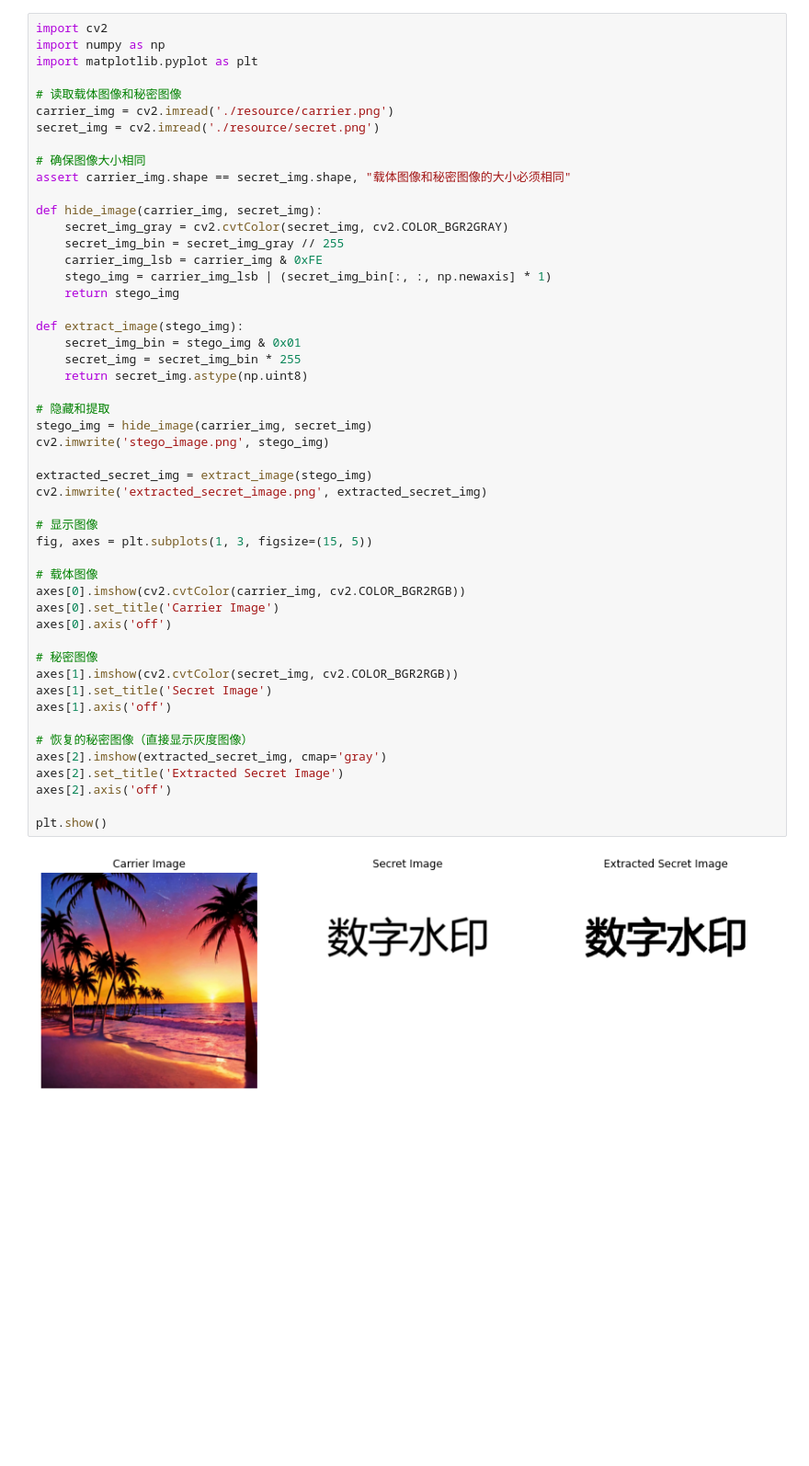
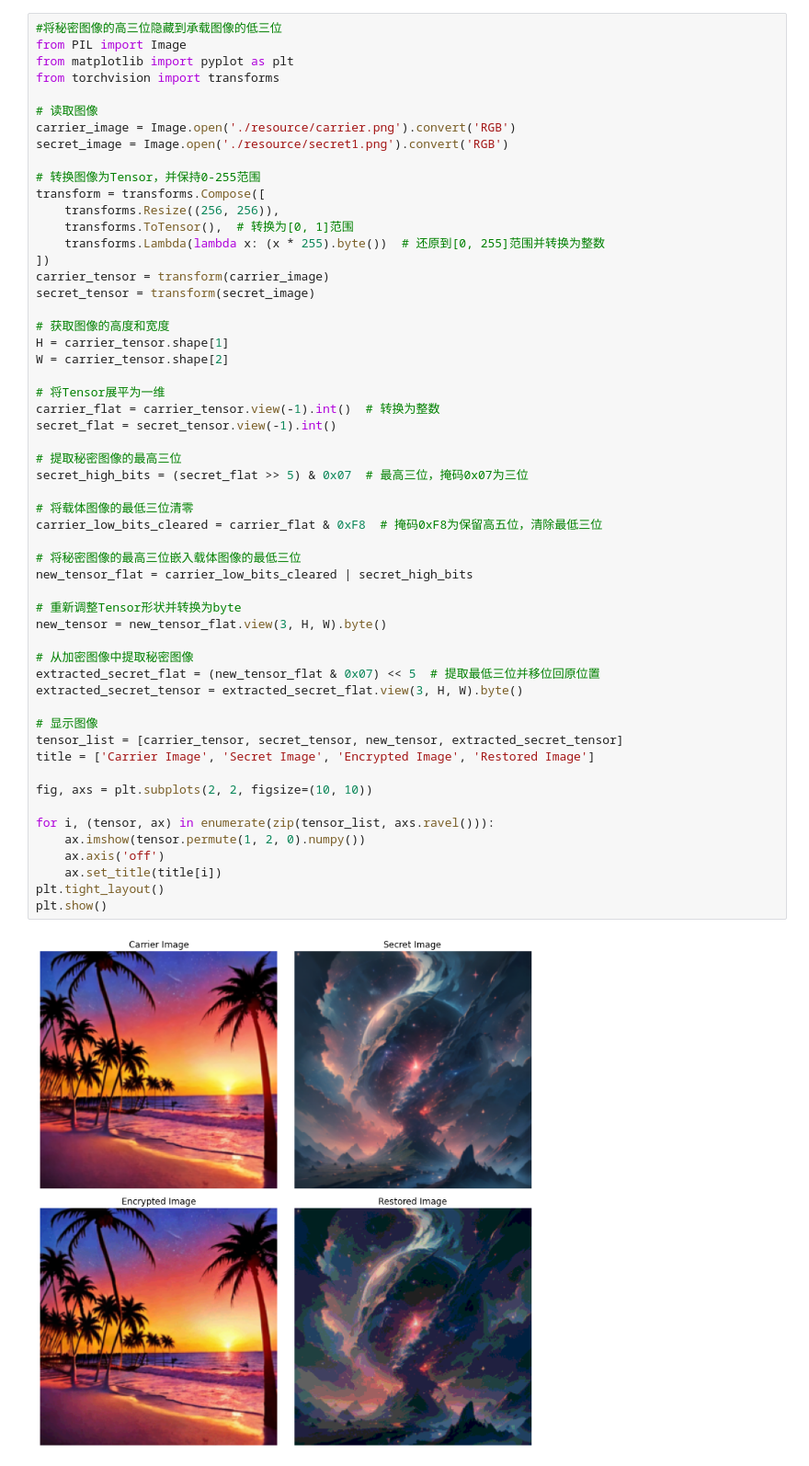
Before and after one commit to rongzi5/hw, a Jupyter notebook: week1/2-1补充.ipynb, the cells around one changed output. Shown at 92% size. Saved outputs shown, nothing was run; the diff lists cells and outputs as text; blank space fills up the shorter version.

```diff
--- a/week1/2-1补充.ipynb
+++ b/week1/2-1补充.ipynb
@@ -51,54 +52,59 @@ plt.show()
 # %% [output]
 [figure]
 # %%
-import cv2
-import numpy as np
-import matplotlib.pyplot as plt
+#将秘密图像的高三位隐藏到承载图像的低三位
+from PIL import Image
+from matplotlib import pyplot as plt
+from torchvision import transforms
 
-# 读取载体图像和秘密图像
-carrier_img = cv2.imread('./resource/carrier.png')
-secret_img = cv2.imread('./resource/secret.png')
+# 读取图像
+carrier_image = Image.open('./resource/carrier.png').convert('RGB')
+secret_image = Image.open('./resource/secret1.png').convert('RGB')
 
-# 确保图像大小相同
-assert carrier_img.shape == secret_img.shape, "载体图像和秘密图像的大小必须相同"
+# 转换图像为Tensor，并保持0-255范围
+transform = transforms.Compose([
+    transforms.Resize((256, 256)),
+    transforms.ToTensor(),  # 转换为[0, 1]范围
+    transforms.Lambda(lambda x: (x * 255).byte())  # 还原到[0, 255]范围并转换为整数
+])
+carrier_tensor = transform(carrier_image)
+secret_tensor = transform(secret_image)
 
-def hide_image(carrier_img, secret_img):
-    secret_img_gray = cv2.cvtColor(secret_img, cv2.COLOR_BGR2GRAY)
-    secret_img_bin = secret_img_gray // 255
-    carrier_img_lsb = carrier_img & 0xFE
-    stego_img = carrier_img_lsb | (secret_img_bin[:, :, np.newaxis] * 1)
-    return stego_img
+# 获取图像的高度和宽度
+H = carrier_tensor.shape[1]
+W = carrier_tensor.shape[2]
 
-def extract_image(stego_img):
-    secret_img_bin = stego_img & 0x01
-    secret_img = secret_img_bin * 255
-    return secret_img.astype(np.uint8)
+# 将Tensor展平为一维
+carrier_flat = carrier_tensor.view(-1).int()  # 转换为整数
+secret_flat = secret_tensor.view(-1).int()
 
-# 隐藏和提取
-stego_img = hide_image(carrier_img, secret_img)
-cv2.imwrite('stego_image.png', stego_img)
+# 提取秘密图像的最高三位
+secret_high_bits = (secret_flat >> 5) & 0x07  # 最高三位，掩码0x07为三位
 
-extracted_secret_img = extract_image(stego_img)
-cv2.imwrite('extracted_secret_image.png', extracted_secret_img)
+# 将载体图像的最低三位清零
+carrier_low_bits_cleared = carrier_flat & 0xF8  # 掩码0xF8为保留高五位，清除最低三位
+
+# 将秘密图像的最高三位嵌入载体图像的最低三位
+new_tensor_flat = carrier_low_bits_cleared | secret_high_bits
+
+# 重新调整Tensor形状并转换为byte
+new_tensor = new_tensor_flat.view(3, H, W).byte()
+
+# 从加密图像中提取秘密图像
+extracted_secret_flat = (new_tensor_flat & 0x07) << 5  # 提取最低三位并移位回原位置
+extracted_secret_tensor = extracted_secret_flat.view(3, H, W).byte()
 
 # 显示图像
-fig, axes = plt.subplots(1, 3, figsize=(15, 5))
+tensor_list = [carrier_tensor, secret_tensor, new_tensor, extracted_secret_tensor]
+title = ['Carrier Image', 'Secret Image', 'Encrypted Image', 'Restored Image']
 
-# 载体图像
-axes[0].imshow(cv2.cvtColor(carrier_img, cv2.COLOR_BGR2RGB))
-axes[0].set_title('Carrier Image')
-axes[0].axis('off')
+fig, axs = plt.subplots(2, 2, figsize=(10, 10))
 
-# 秘密图像
-axes[1].imshow(cv2.cvtColor(secret_img, cv2.COLOR_BGR2RGB))
-axes[1].set_title('Secret Image')
-axes[1].axis('off')
-
-# 恢复的秘密图像（直接显示灰度图像）
-axes[2].imshow(extracted_secret_img, cmap='gray')
-axes[2].set_title('Extracted Secret Image')
-axes[2].axis('off')
-
+for i, (tensor, ax) in enumerate(zip(tensor_list, axs.ravel())):
+    ax.imshow(tensor.permute(1, 2, 0).numpy())
+    ax.axis('off')
+    ax.set_title(title[i])
+plt.tight_layout()
 plt.show()
 # %% [output]
-[figure, old version]
+[figure, new version]
```
Also changed, not shown: parts of 2 cells of this notebook, 5 other files.
